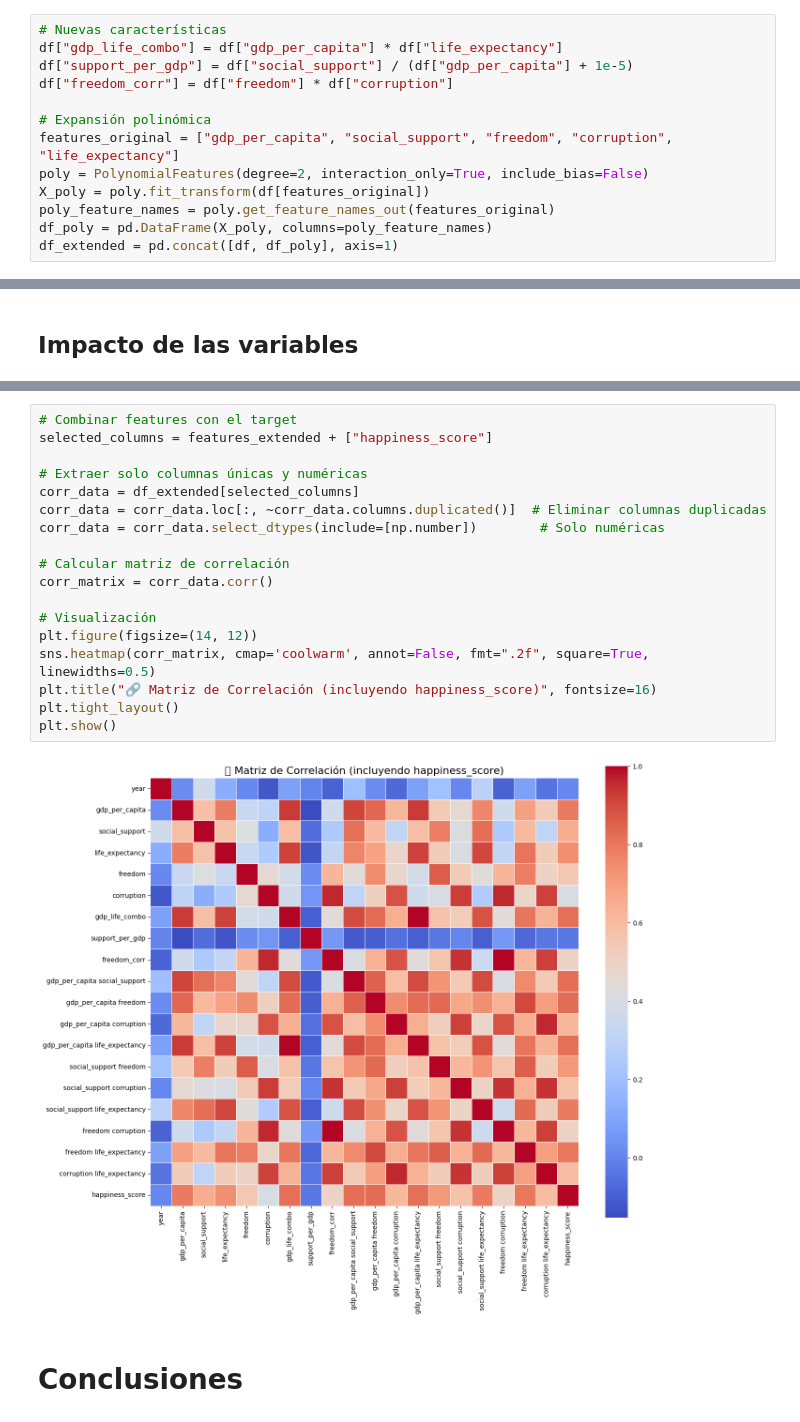
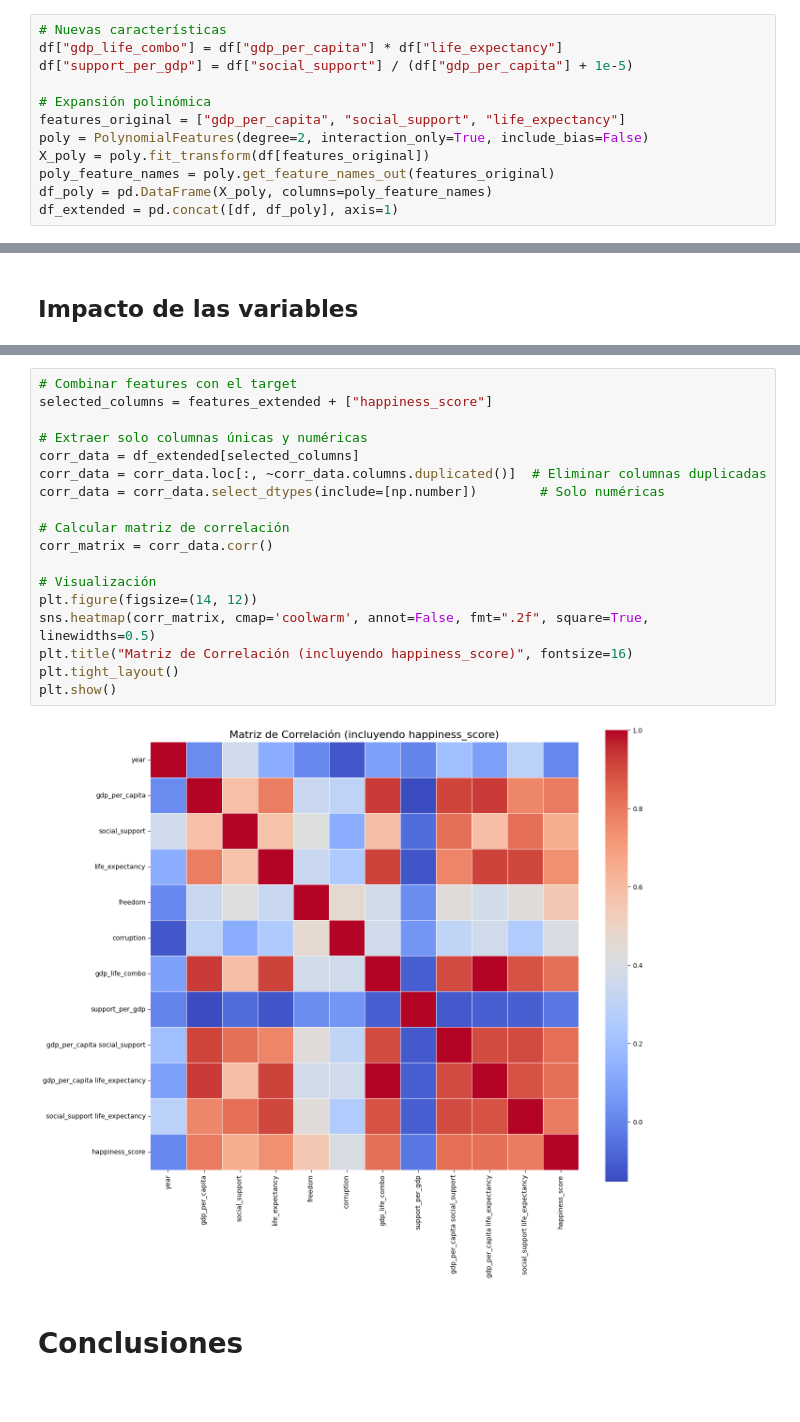
Before and after one commit to dcontreras1/workshop003, a Jupyter notebook: Notebooks/modeltraining.ipynb, the cells around one changed output, grey strips where cells are left out. Saved outputs shown, nothing was run; the diff lists cells and outputs as text.

```diff
--- a/Notebooks/modeltraining.ipynb
+++ b/Notebooks/modeltraining.ipynb
@@ -35,10 +35,9 @@ Archivo cargado correctamente.
 # Nuevas características
 df["gdp_life_combo"] = df["gdp_per_capita"] * df["life_expectancy"]
 df["support_per_gdp"] = df["social_support"] / (df["gdp_per_capita"] + 1e-5)
-df["freedom_corr"] = df["freedom"] * df["corruption"]
 
 # Expansión polinómica
-features_original = ["gdp_per_capita", "social_support", "freedom", "corruption", "life_expectancy"]
+features_original = ["gdp_per_capita", "social_support", "life_expectancy"]
 poly = PolynomialFeatures(degree=2, interaction_only=True, include_bias=False)
 X_poly = poly.fit_transform(df[features_original])
 poly_feature_names = poly.get_feature_names_out(features_original)
@@ -242,23 +230,23 @@ plt.show()
 # %%
 # Combinar features con el target
 selected_columns = features_extended + ["happiness_score"]
 
 # Extraer solo columnas únicas y numéricas
 corr_data = df_extended[selected_columns]
 corr_data = corr_data.loc[:, ~corr_data.columns.duplicated()]  # Eliminar columnas duplicadas
 corr_data = corr_data.select_dtypes(include=[np.number])        # Solo numéricas
 
 # Calcular matriz de correlación
 corr_matrix = corr_data.corr()
 
 # Visualización
 plt.figure(figsize=(14, 12))
 sns.heatmap(corr_matrix, cmap='coolwarm', annot=False, fmt=".2f", square=True, linewidths=0.5)
-plt.title("🔗 Matriz de Correlación (incluyendo happiness_score)", fontsize=16)
+plt.title("Matriz de Correlación (incluyendo happiness_score)", fontsize=16)
 plt.tight_layout()
 plt.show()
 # %% [output]
-[figure, old version]
+[figure, new version]
 # %% [markdown]
 # Conclusiones
 # %% [markdown]
```
Also changed, not shown: parts of 16 cells of this notebook, 1 other file.
